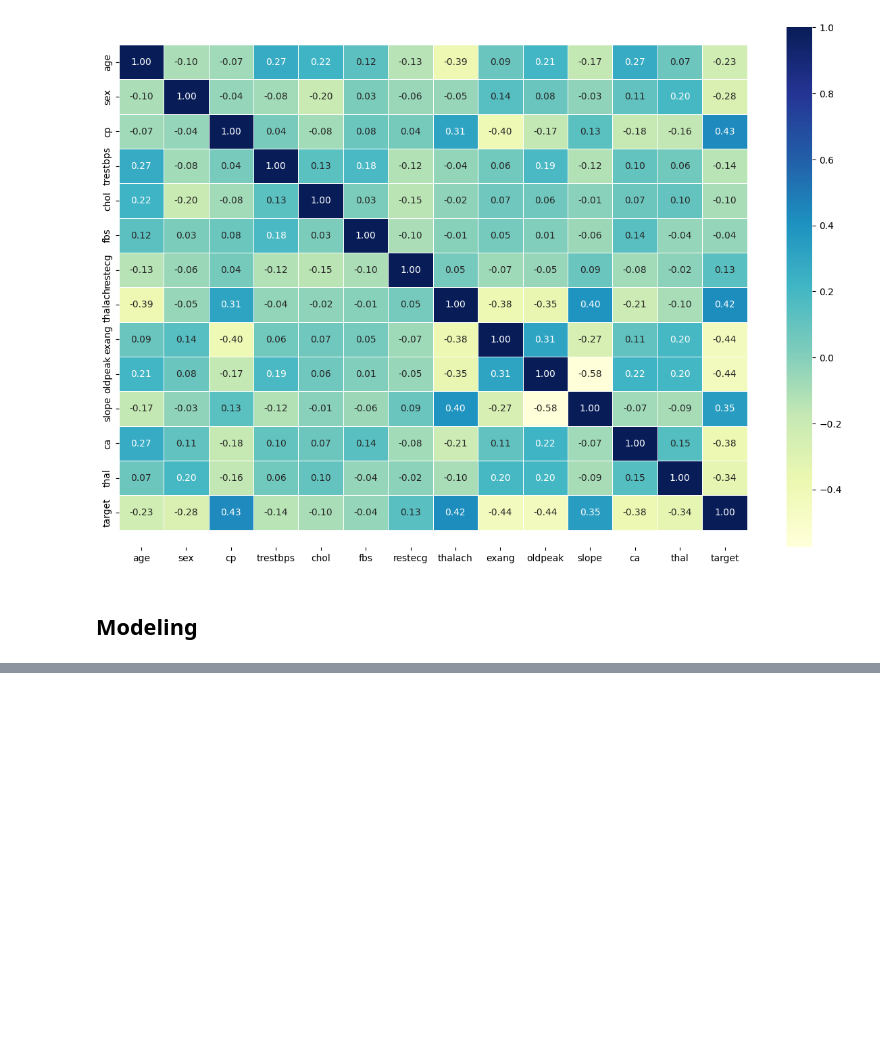
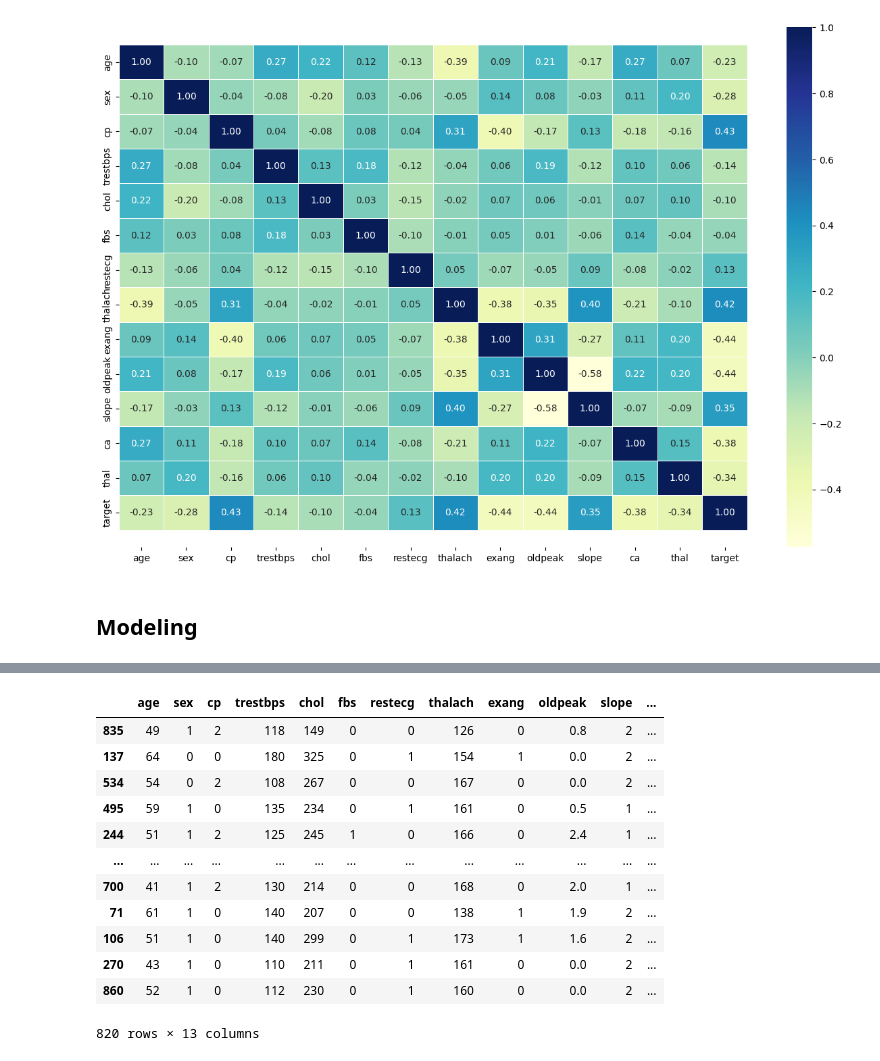
Before and after one commit to IlyasaNandaRahmadianto/pythonSpace, a Jupyter notebook: heart_desease.ipynb, the cells around one changed output, grey strips where cells are left out. Drawn from its saved outputs; the diff is of its cells as text; code cells hidden in the pictures; blank space fills up the shorter version.

```diff
--- a/heart_desease.ipynb
+++ b/heart_desease.ipynb
@@ -250,0 +282,24 @@ y = df["target"]
+# %%
+# Split data into train and test sets
+np.random.seed(42)
+
+# Split into train & test set
+X_train, X_test, y_train, y_test = train_test_split(X,
+                                                    y,
+                                                    test_size=0.2)
+# %%
+X_train
+# %% [output]
+|  | age | sex | cp | trestbps | chol | fbs | restecg | thalach | exang | oldpeak | slope | ... |
+| 835 | 49 | 1 | 2 | 118 | 149 | 0 | 0 | 126 | 0 | 0.8 | 2 | ... |
+| 137 | 64 | 0 | 0 | 180 | 325 | 0 | 1 | 154 | 1 | 0.0 | 2 | ... |
+| 534 | 54 | 0 | 2 | 108 | 267 | 0 | 0 | 167 | 0 | 0.0 | 2 | ... |
+| 495 | 59 | 1 | 0 | 135 | 234 | 0 | 1 | 161 | 0 | 0.5 | 1 | ... |
+| 244 | 51 | 1 | 2 | 125 | 245 | 1 | 0 | 166 | 0 | 2.4 | 1 | ... |
+| ... | ... | ... | ... | ... | ... | ... | ... | ... | ... | ... | ... | ... |
+| 700 | 41 | 1 | 2 | 130 | 214 | 0 | 0 | 168 | 0 | 2.0 | 1 | ... |
+| 71 | 61 | 1 | 0 | 140 | 207 | 0 | 0 | 138 | 1 | 1.9 | 2 | ... |
+| 106 | 51 | 1 | 0 | 140 | 299 | 0 | 1 | 173 | 1 | 1.6 | 2 | ... |
+| 270 | 43 | 1 | 0 | 110 | 211 | 0 | 1 | 161 | 0 | 0.0 | 2 | ... |
+| 860 | 52 | 1 | 0 | 112 | 230 | 0 | 1 | 160 | 0 | 0.0 | 2 | ... |
+820 rows × 13 columns
```
Also changed, not shown: parts of 8 cells of this notebook.
